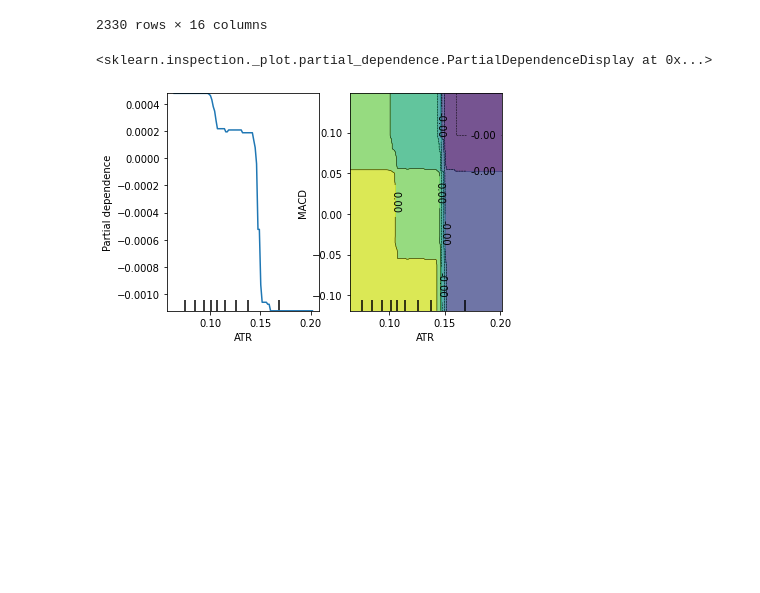
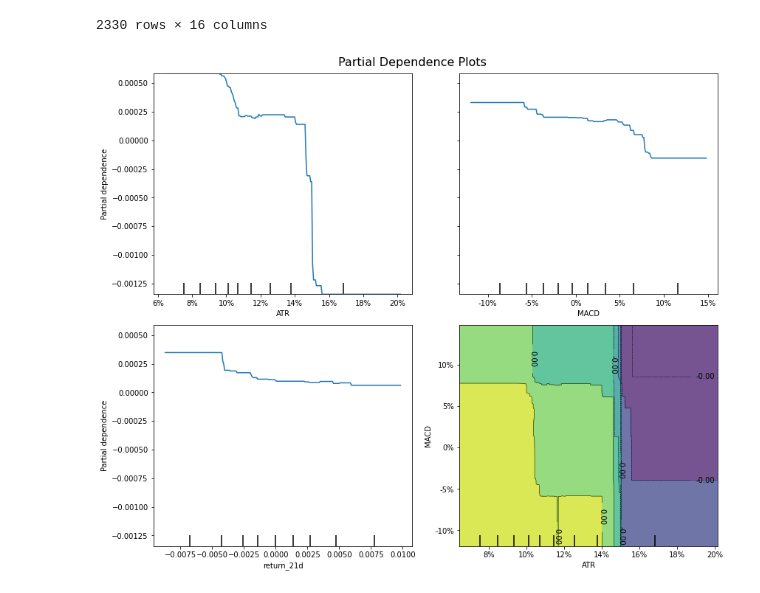
Before and after one commit to paolodelia99/ng-strategies, a Jupyter notebook: ml_based_strategies/tree_regressor.ipynb, the cells around one changed output. Cells and saved outputs as stored; diff of their text form; code cells hidden in the pictures; blank space fills up the shorter version.

Commit message:
added partial dependence plots

```diff
--- a/ml_based_strategies/tree_regressor.ipynb
+++ b/ml_based_strategies/tree_regressor.ipynb
@@ -647,8 +651,27 @@ X
 | 2021-07-29 | 2218011.0 | 2714.0 | 3396062.0 | 32500.0 | 70.888206 | 0.139381 | ... |
 | 2021-07-30 | 2218011.0 | 2727.0 | 3396062.0 | 32500.0 | 59.693397 | 0.143996 | ... |
 2330 rows × 16 columns
-# %%
-PartialDependenceDisplay.from_estimator(model, X, [5, (5, 6)])
-# %% [output]
-<sklearn.inspection._plot.partial_dependence.PartialDependenceDisplay at 0x...>
-[figure, removed]
+# %%
+fig, axes = plt.subplots(nrows=2, ncols=2, figsize=(12, 10))
+
+PartialDependenceDisplay.from_estimator(
+    model,
+    X,
+    [5, 6, 10, (5, 6)],
+    n_jobs=-1,
+    n_cols=2,
+    response_method='auto',
+    grid_resolution=250,
+    ax=axes)
+
+for i, j in product([0, 1], repeat=2):
+    if i!=1 or j!= 0:
+        axes[i][j].xaxis.set_major_formatter(FuncFormatter(lambda y, _: '{:.0%}'.format(y)))
+
+axes[1][1].yaxis.set_major_formatter(FuncFormatter(lambda y, _: '{:.0%}'.format(y)))
+
+fig.suptitle('Partial Dependence Plots', fontsize=16)
+fig.tight_layout()
+fig.subplots_adjust(top=.95)
+# %% [output]
+[figure, added]
```
Also changed, not shown: parts of 12 cells of this notebook.
